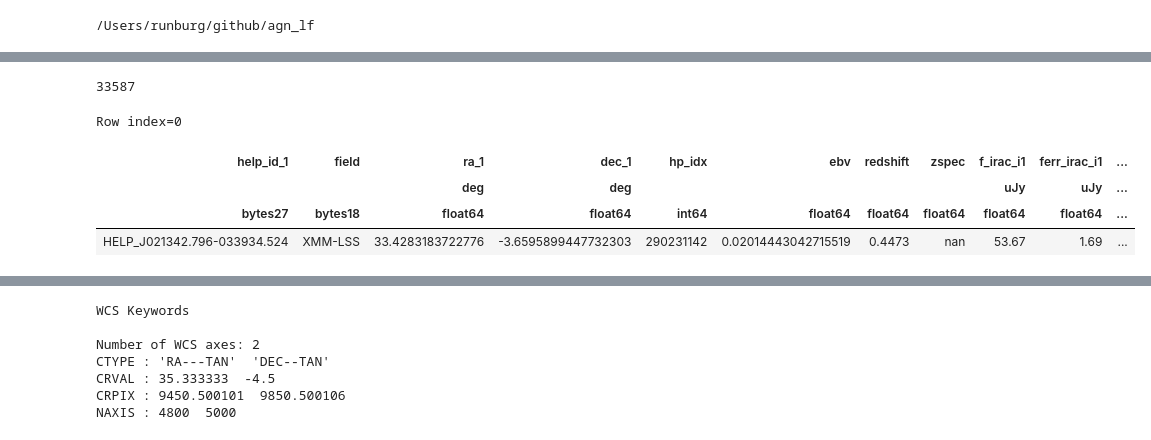
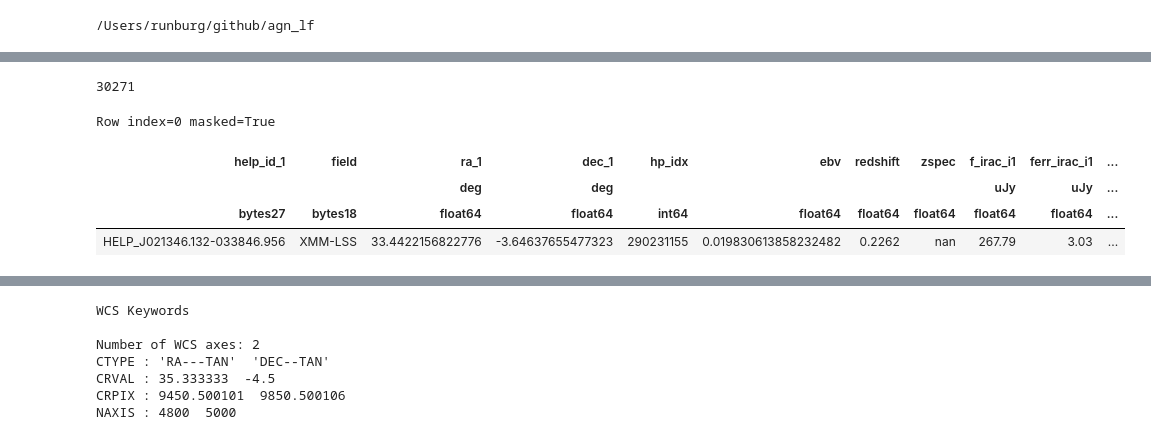
Before and after one commit to runburg/agn_lf, a Jupyter notebook: notebooks/ir_lf_HELP_XMMLSS.ipynb, the cells around one changed output, grey strips where cells are left out. Cells and saved outputs as stored; diff of their text form; code cells hidden in the pictures.

```diff
--- a/notebooks/ir_lf_HELP_XMMLSS.ipynb
+++ b/notebooks/ir_lf_HELP_XMMLSS.ipynb
@@ -39,16 +39,16 @@ DATE-HDU= '2020-06-25T00:03:34' / Date of HDU creation (UTC)
 STILVERS= '3.4-1   '           / Version of STIL software
 STILCLAS= 'uk.ac.starlink.votable.FitsPlusTableWriter' / STIL Author class
 # %%
-catalog = table.Table.read('./data/master_cat_with_zs.fits')
+catalog = table.Table.read('./data/master_cat_irac3_mips24')
 print(len(catalog))
 catalog[0]
 # %% [output]
-33587
+30271
-Row index=0
+Row index=0 masked=True
 | help_id_1 | field | ra_1 | dec_1 | hp_idx | ebv | redshift | zspec | f_irac_i1 | ferr_irac_i1 | ... |
 |  |  | deg | deg |  |  |  |  | uJy | uJy | ... |
 | bytes27 | bytes18 | float64 | float64 | int64 | float64 | float64 | float64 | float64 | float64 | ... |
-| HELP_J021342.796-033934.524 | XMM-LSS | 33.4283183722776 | -3.6595899447732303 | 290231142 | 0.02014443042715519 | 0.4473 | nan | 53.67 | 1.69 | ... |
+| HELP_J021346.132-033846.956 | XMM-LSS | 33.4422156822776 | -3.64637655477323 | 290231155 | 0.019830613858232482 | 0.2262 | nan | 267.79 | 3.03 | ... |
 # %%
 np.sum(~np.isnan(catalog['zspec']))/len(catalog)
 # %% [output]
```
Also changed, not shown: parts of 28 cells of this notebook, 9 other files.
